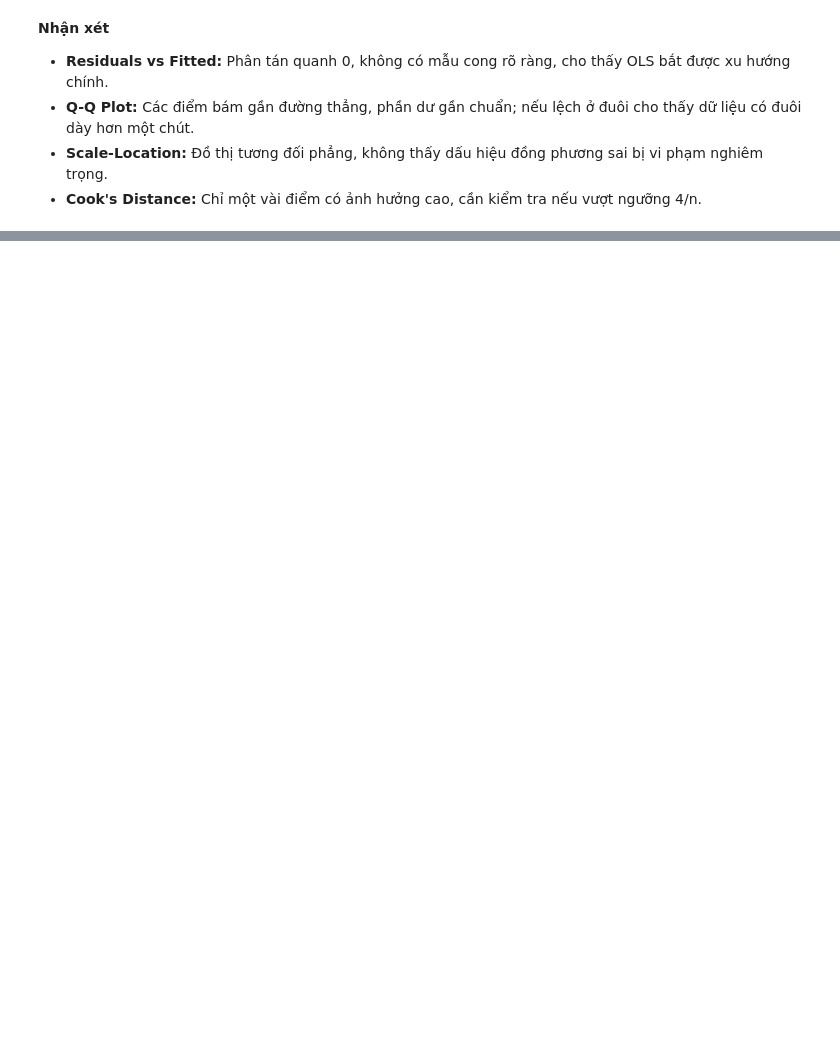
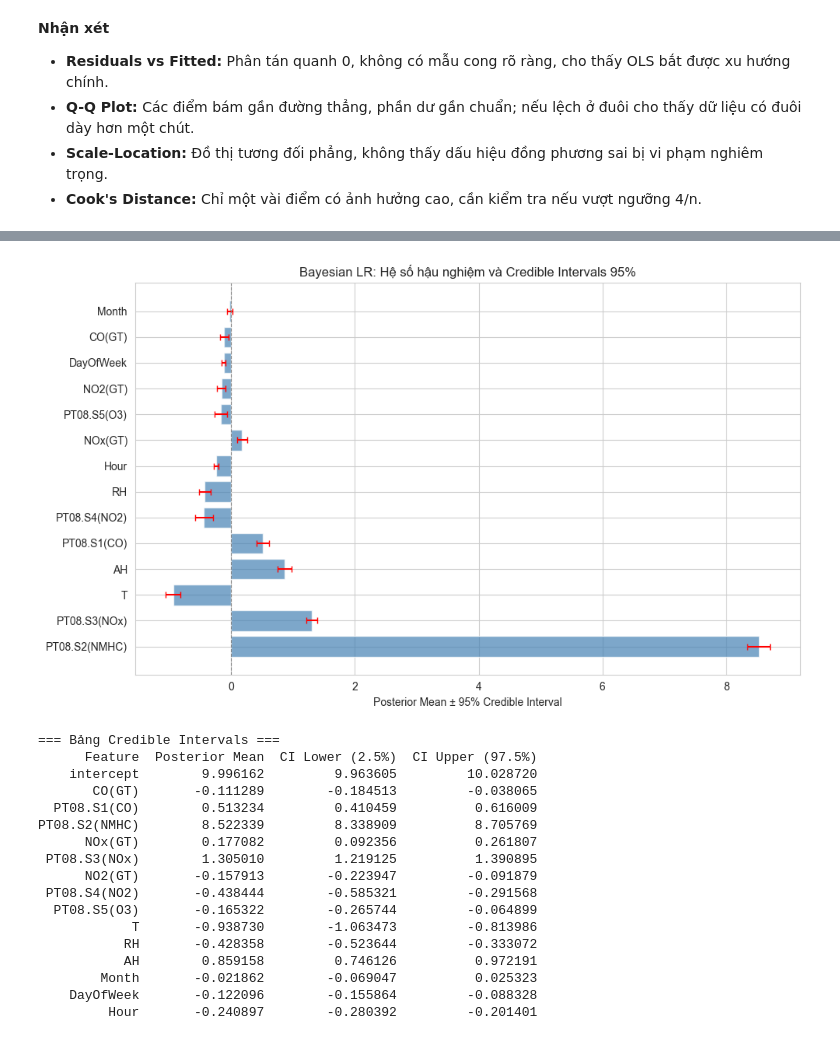
Before and after one commit to TNTruong196/Prj2_TUDTK_N1, a Jupyter notebook: part2/part2_notebook.ipynb, the cells around one changed output, grey strips where cells are left out. Saved outputs shown, nothing was run; the diff lists cells and outputs as text; code cells hidden in the pictures; blank space fills up the shorter version.

```diff
--- a/part2/part2_notebook.ipynb
+++ b/part2/part2_notebook.ipynb
@@ -736,0 +952,56 @@ _ = residual_plots(X_test, y_test, beta_ols)
+# %%
+from advanced_methods import credible_intervals
+import pandas as pd
+import matplotlib.pyplot as plt
+
+posterior = result['models']['bayesian']
+intervals = credible_intervals(posterior, level=0.95)
+
+ci_df = pd.DataFrame({
+    'Feature': feature_names,
+    'Posterior Mean': [posterior['posterior_mean'][i][0] for i in range(len(feature_names))],
+    'CI Lower (2.5%)': [iv[0] for iv in intervals],
+    'CI Upper (97.5%)': [iv[1] for iv in intervals],
+})
+
+# Loại intercept để vẽ biểu đồ
+ci_plot = ci_df[ci_df['Feature'] != 'intercept'].copy()
+ci_plot = ci_plot.sort_values('Posterior Mean', key=abs, ascending=False).head(15)
+
+plt.figure(figsize=(10, 6))
+y_pos = range(len(ci_plot))
+plt.barh(y_pos, ci_plot['Posterior Mean'], align='center', alpha=0.7, color='steelblue')
+plt.errorbar(
+    ci_plot['Posterior Mean'], y_pos,
+    xerr=[ci_plot['Posterior Mean'] - ci_plot['CI Lower (2.5%)'],
+          ci_plot['CI Upper (97.5%)'] - ci_plot['Posterior Mean']],
+    fmt='none', ecolor='red', capsize=3, linewidth=1.5
+)
+plt.yticks(y_pos, ci_plot['Feature'])
+plt.xlabel('Posterior Mean ± 95% Credible Interval')
+plt.title('Bayesian LR: Hệ số hậu nghiệm và Credible Intervals 95%')
+plt.axvline(x=0, color='gray', linestyle='--', linewidth=0.8)
+plt.tight_layout()
+plt.show()
+
+print('=== Bảng Credible Intervals ===')
+print(ci_df.to_string(index=False))
+# %% [output]
+[figure, added]
+=== Bảng Credible Intervals ===
+      Feature  Posterior Mean  CI Lower (2.5%)  CI Upper (97.5%)
+    intercept        9.996162         9.963605         10.028720
+       CO(GT)       -0.111289        -0.184513         -0.038065
+  PT08.S1(CO)        0.513234         0.410459          0.616009
+PT08.S2(NMHC)        8.522339         8.338909          8.705769
+      NOx(GT)        0.177082         0.092356          0.261807
+ PT08.S3(NOx)        1.305010         1.219125          1.390895
+      NO2(GT)       -0.157913        -0.223947         -0.091879
+ PT08.S4(NO2)       -0.438444        -0.585321         -0.291568
+  PT08.S5(O3)       -0.165322        -0.265744         -0.064899
+            T       -0.938730        -1.063473         -0.813986
+           RH       -0.428358        -0.523644         -0.333072
+           AH        0.859158         0.746126          0.972191
+        Month       -0.021862        -0.069047          0.025323
+    DayOfWeek       -0.122096        -0.155864         -0.088328
+         Hour       -0.240897        -0.280392         -0.201401
```
Also changed, not shown: parts of 27 cells of this notebook, 10 other files.
